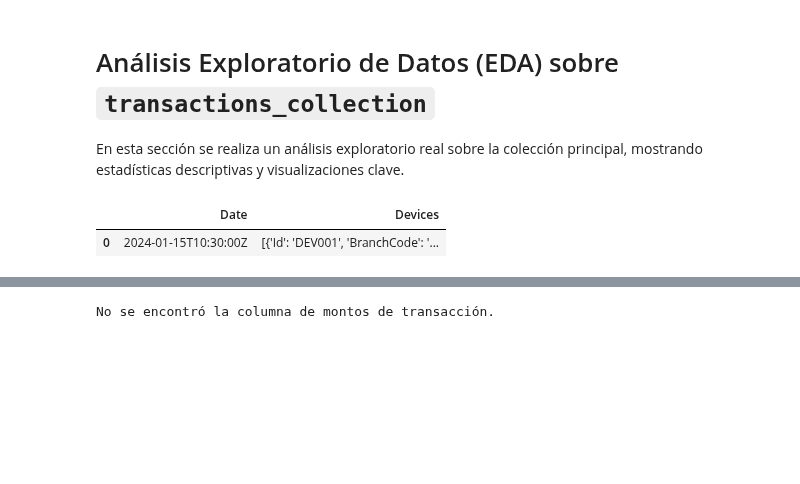
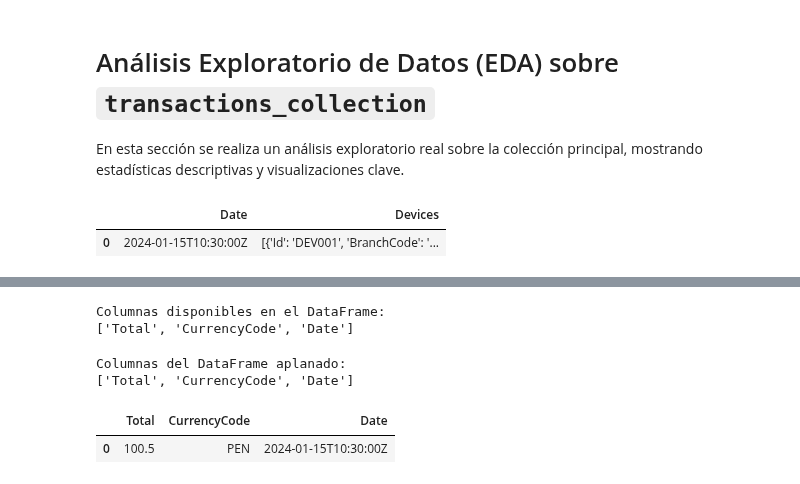
Before and after one commit to AnthonyPortillaCano/DemoSprint1AgenteQueriesProsegur, a Jupyter notebook: notebooks/EDA_Semana3.ipynb, the cells around one changed output, grey strips where cells are left out. Cells and saved outputs as stored; diff of their text form; code cells hidden in the pictures; blank space fills up the shorter version.

```diff
--- a/notebooks/EDA_Semana3.ipynb
+++ b/notebooks/EDA_Semana3.ipynb
@@ -100,7 +316,24 @@ df.head()
 # %%
-# Estadísticas descriptivas de montos de transacción
-if 'Devices.ServicePoints.ShipOutCycles.Transactions.Total' in df.columns:
-    print(df['Devices.ServicePoints.ShipOutCycles.Transactions.Total'].describe())
+# Estadísticas descriptivas de montos de transacción (aplanado)
+import pandas as pd
+import json
+
+with open('../datasets/transactions_collection.json', encoding='utf-8') as f:
+    data = json.load(f)
+
+df_flat = pd.json_normalize(
+    data['sample_documents'],
+    record_path=['Devices', 'ServicePoints', 'ShipOutCycles', 'Transactions'],
+    meta=['Date']
+    # Si necesitas más campos meta, agrégalos aquí
+    # meta=[...]
+    # errors='ignore' # puedes agregar esto si hay registros incompletos
+    # sep='.' # para nombres de columnas con puntos
+    # ...
+    )
+
+if 'Total' in df_flat.columns:
+    print(df_flat['Total'].describe())
 else:
     print('No se encontró la columna de montos de transacción.')
 # %% [output]
@@ -108,13 +349,33 @@ No se encontró la columna de montos de transacción.
-# %%
-# Visualización: Histograma de montos de transacción
-import matplotlib.pyplot as plt
-if 'Devices.ServicePoints.ShipOutCycles.Transactions.Total' in df.columns:
-    plt.hist(df['Devices.ServicePoints.ShipOutCycles.Transactions.Total'].dropna(), bins=10, color='skyblue')
-    plt.xlabel('Monto de Transacción')
-    plt.ylabel('Frecuencia')
-    plt.title('Distribución de Montos de Transacción')
-    plt.show()
-else:
-    print('No se encontró la columna de montos de transacción.')
-# %% [output]
-No se encontró la columna de montos de transacción.
+# %%
+# Mostrar todas las columnas disponibles en el DataFrame para identificar el nombre correcto de la columna de montos
+print('Columnas disponibles en el DataFrame:')
+print(df_flat.columns.tolist())
+# %% [output]
+Columnas disponibles en el DataFrame:
+['Total', 'CurrencyCode', 'Date']
+# %%
+# Aplana la estructura de Devices para obtener los montos de transacción
+import pandas as pd
+import json
+with open('../datasets/transactions_collection.json', encoding='utf-8') as f:
+    data = json.load(f)
+
+# Ajusta el record_path y meta según la estructura que viste en la celda anterior
+df_flat = pd.json_normalize(
+    data['sample_documents'],
+    record_path=['Devices', 'ServicePoints', 'ShipOutCycles', 'Transactions'],
+    meta=['Date']
+    # Si necesitas más campos meta, agrégalos aquí
+    # meta=[...]
+    # errors='ignore' # puedes agregar esto si hay registros incompletos
+    # sep='.' # para nombres de columnas con puntos
+    # ...
+    )
+print('Columnas del DataFrame aplanado:')
+print(df_flat.columns.tolist())
+df_flat.head()
+# %% [output]
+Columnas del DataFrame aplanado:
+['Total', 'CurrencyCode', 'Date']
+|  | Total | CurrencyCode | Date |
+| 0 | 100.5 | PEN | 2024-01-15T10:30:00Z |
```
Also changed, not shown: parts of 21 cells of this notebook, 4 other files.
